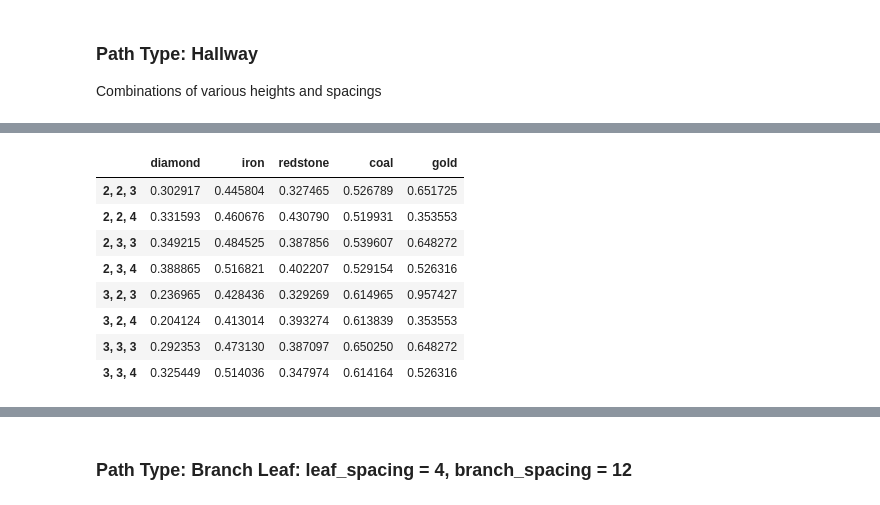
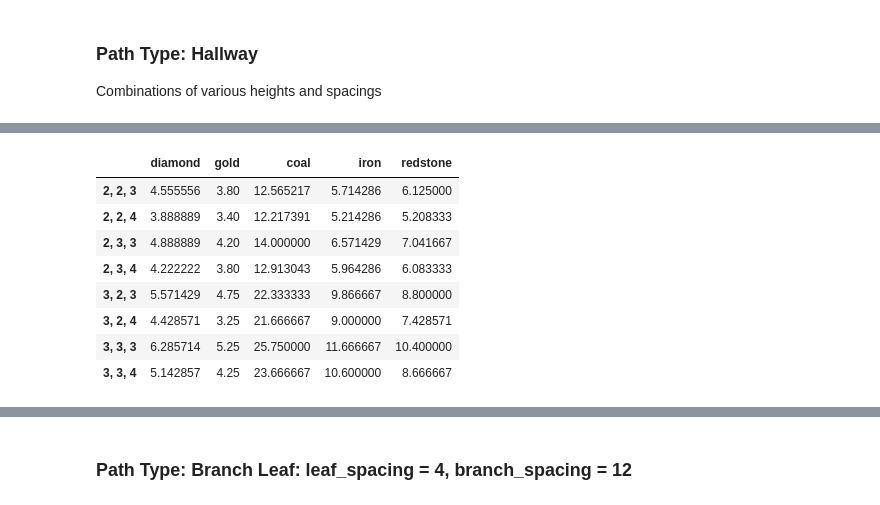
Before and after one commit to Ryanglambert/mining_comparison, a Jupyter notebook: Minepath Evaluation with Cross-Validation.ipynb, the cells around one changed output, grey strips where cells are left out. Cells and saved outputs as stored; diff of their text form; code cells hidden in the pictures.

```diff
--- a/Minepath Evaluation with Cross-Validation.ipynb
+++ b/Minepath Evaluation with Cross-Validation.ipynb
@@ -29,8 +29,8 @@ def mine_hallway_variations(hallway_spacing,
     ### mine path must fit in 48 x 48 space
     hallway = []
     for y_pattern in xrange(6, max_y_height, y_layer_spacing):
-        for x in xrange(6, 42, hallway_spacing):
-            for z in xrange(2, 48):
+        for x in xrange(1, 46, hallway_spacing):
+            for z in xrange(1, 47):
                 for y in range(y_pattern, y_pattern + hallway_height):
                     hallway.append((x,z,y))
 
@@ -93,9 +93,10 @@ def mine_hallway_variations(hallway_spacing,
 
     temp_ores = pd.DataFrame(
         blocks.values(),
-        [[i[0] for i in blocks.keys()],
-        [i[1] for i in blocks.keys()],
-        [i[2] for i in blocks.keys()],
+        [
+            [i[0] for i in blocks.keys()],
+            [i[1] for i in blocks.keys()],
+            [i[2] for i in blocks.keys()],
         ],
         columns=ore_columns)
 
@@ -116,6 +117,7 @@ def mine_hallway_variations(hallway_spacing,
 
 
 # df = pd.DataFrame()
+df_sample_size = pd.DataFrame()
 df_ores = pd.DataFrame()
 df_paths = pd.DataFrame()
 for y_layer_spacing in [3, 4]:
@@ -127,13 +129,27 @@ for y_layer_spacing in [3, 4]:
                 max_y_height=16,
                 y_layer_spacing=y_layer_spacing
                 )
+            sample_size_coordinates = pd.Series(
+                {
+                'x_sample_size':hallway_spacing * 4,
+                'z_sample_size':hallway_spacing * 4,
+                'y_sampe_size':y_layer_spacing
+                },
+                name='%r, %r, %r' % (
+                    hallway_spacing,
+                    hallway_height,
+                    y_layer_spacing
+                )
+            )
 
 
 #             df = pd.concat([df, temp], join='outer', axis=1)
             df_ores = pd.concat([df_ores, temp_ores], join='outer', axis=1)
             df_paths = pd.concat([df_paths, temp_pathway], join='outer', axis=1)
+            df_sample_size = df_sample_size.append(sample_size_coordinates)
 df_ores = df_ores.sortlevel(2).sortlevel(1).sortlevel(0)
 df_paths = df_paths.sortlevel(2).sortlevel(1).sortlevel(0)
+#df_sample_size = df_sample_size.sortlevel(2).sortlevel(1).sortlevel(0)
 # df = df.sortlevel(2).sortlevel(1).sortlevel(0)
 # df_ores = df.iloc[:, 0::2]
 # df_paths = df.iloc[:,1::2]
@@ -202,12 +210,13 @@ newdf_ores.groupby(newdf_ores.index).mean()
 # %%
-newdf_ores.groupby(newdf_ores.index).std()/newdf_ores.groupby(newdf_ores.index).mean()
+newdf_ores_mean = newdf_ores.groupby(newdf_ores.index).mean()
+newdf_ores_mean
 # %% [output]
-|  | diamond | iron | redstone | coal | gold |
-| 2, 2, 3 | 0.302917 | 0.445804 | 0.327465 | 0.526789 | 0.651725 |
-| 2, 2, 4 | 0.331593 | 0.460676 | 0.430790 | 0.519931 | 0.353553 |
-| 2, 3, 3 | 0.349215 | 0.484525 | 0.387856 | 0.539607 | 0.648272 |
-| 2, 3, 4 | 0.388865 | 0.516821 | 0.402207 | 0.529154 | 0.526316 |
-| 3, 2, 3 | 0.236965 | 0.428436 | 0.329269 | 0.614965 | 0.957427 |
-| 3, 2, 4 | 0.204124 | 0.413014 | 0.393274 | 0.613839 | 0.353553 |
-| 3, 3, 3 | 0.292353 | 0.473130 | 0.387097 | 0.650250 | 0.648272 |
-| 3, 3, 4 | 0.325449 | 0.514036 | 0.347974 | 0.614164 | 0.526316 |
+|  | diamond | gold | coal | iron | redstone |
+| 2, 2, 3 | 4.555556 | 3.80 | 12.565217 | 5.714286 | 6.125000 |
+| 2, 2, 4 | 3.888889 | 3.40 | 12.217391 | 5.214286 | 5.208333 |
+| 2, 3, 3 | 4.888889 | 4.20 | 14.000000 | 6.571429 | 7.041667 |
+| 2, 3, 4 | 4.222222 | 3.80 | 12.913043 | 5.964286 | 6.083333 |
+| 3, 2, 3 | 5.571429 | 4.75 | 22.333333 | 9.866667 | 8.800000 |
+| 3, 2, 4 | 4.428571 | 3.25 | 21.666667 | 9.000000 | 7.428571 |
+| 3, 3, 3 | 6.285714 | 5.25 | 25.750000 | 11.666667 | 10.400000 |
+| 3, 3, 4 | 5.142857 | 4.25 | 23.666667 | 10.600000 | 8.666667 |
```
Also changed, not shown: parts of 23 cells of this notebook.
